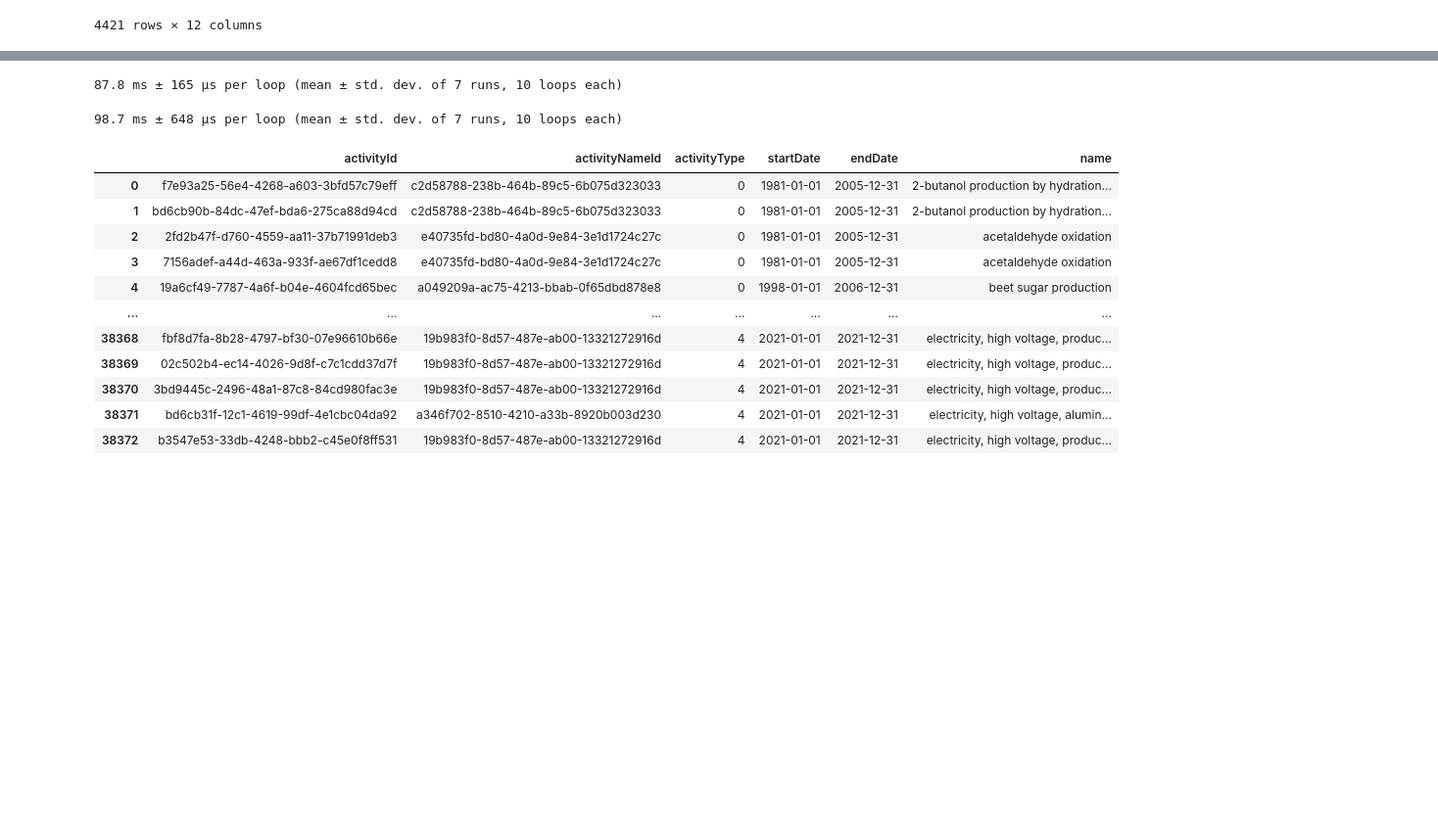
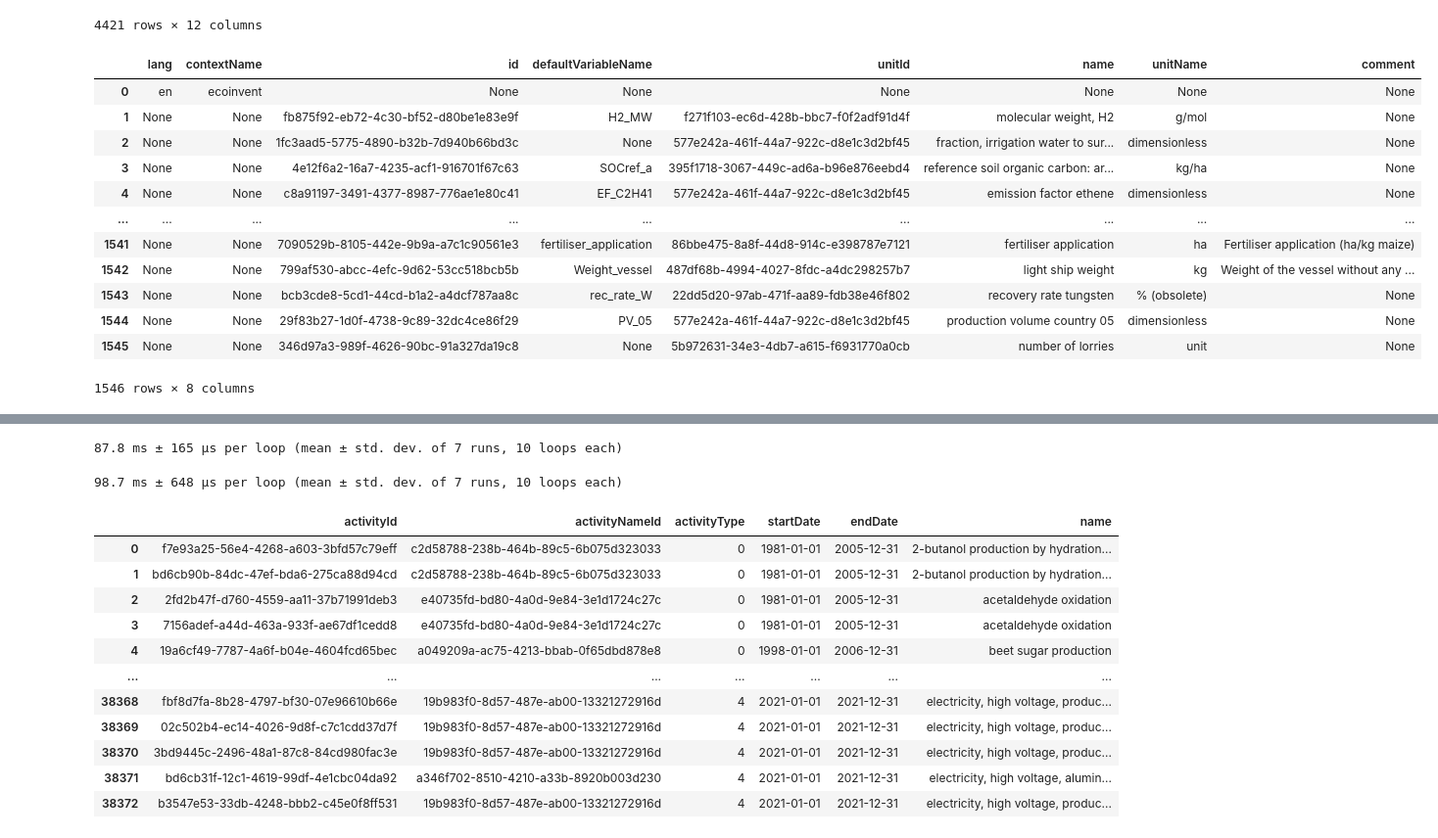
Before and after one commit to brightway-lca/bw_hybrid, a Jupyter notebook: dev/4_function_refactoring/1_ecospold2matrix/1_xml_to_pandas.ipynb, the cells around one changed output, grey strips where cells are left out. Shown: that part at 98% size. Drawn from its saved outputs; the diff is of its cells as text; code cells hidden in the pictures; blank space fills up the shorter version.

```diff
--- a/dev/4_function_refactoring/1_ecospold2matrix/1_xml_to_pandas.ipynb
+++ b/dev/4_function_refactoring/1_ecospold2matrix/1_xml_to_pandas.ipynb
@@ -113,0 +128,19 @@ def build_STR(self):
+# %%
+pd.read_xml(
+    path_or_buffer = '/Users/michaelweinold/data/data_raw/ecoinvent_3.8_cutoff_ecoSpold02/MasterData/Parameters.xml',
+    parser = 'lxml',
+)
+# %% [output]
+|  | lang | contextName | id | defaultVariableName | unitId | name | unitName | comment |
+| 0 | en | ecoinvent | None | None | None | None | None | None |
+| 1 | None | None | fb875f92-eb72-4c30-bf52-d80be1e83e9f | H2_MW | f271f103-ec6d-428b-bbc7-f0f2adf91d4f | molecular weight, H2 | g/mol | None |
+| 2 | None | None | 1fc3aad5-5775-4890-b32b-7d940b66bd3c | None | 577e242a-461f-44a7-922c-d8e1c3d2bf45 | fraction, irrigation water to sur... | dimensionless | None |
+| 3 | None | None | 4e12f6a2-16a7-4235-acf1-916701f67c63 | SOCref_a | 395f1718-3067-449c-ad6a-b96e876eebd4 | reference soil organic carbon: ar... | kg/ha | None |
+| 4 | None | None | c8a91197-3491-4377-8987-776ae1e80c41 | EF_C2H41 | 577e242a-461f-44a7-922c-d8e1c3d2bf45 | emission factor ethene | dimensionless | None |
+| ... | ... | ... | ... | ... | ... | ... | ... | ... |
+| 1541 | None | None | 7090529b-8105-442e-9b9a-a7c1c90561e3 | fertiliser_application | 86bbe475-8a8f-44d8-914c-e398787e7121 | fertiliser application | ha | Fertiliser application (ha/kg maize) |
+| 1542 | None | None | 799af530-abcc-4efc-9d62-53cc518bcb5b | Weight_vessel | 487df68b-4994-4027-8fdc-a4dc298257b7 | light ship weight | kg | Weight of the vessel without any ... |
+| 1543 | None | None | bcb3cde8-5cd1-44cd-b1a2-a4dcf787aa8c | rec_rate_W | 22dd5d20-97ab-471f-aa89-fdb38e46f802 | recovery rate tungsten | % (obsolete) | None |
+| 1544 | None | None | 29f83b27-1d0f-4738-9c89-32dc4ce86f29 | PV_05 | 577e242a-461f-44a7-922c-d8e1c3d2bf45 | production volume country 05 | dimensionless | None |
+| 1545 | None | None | 346d97a3-989f-4626-90bc-91a327da19c8 | None | 5b972631-34e3-4db7-a615-f6931770a0cb | number of lorries | unit | None |
+1546 rows × 8 columns
```
Also changed, not shown: parts of 3 cells of this notebook, 5 other files.
